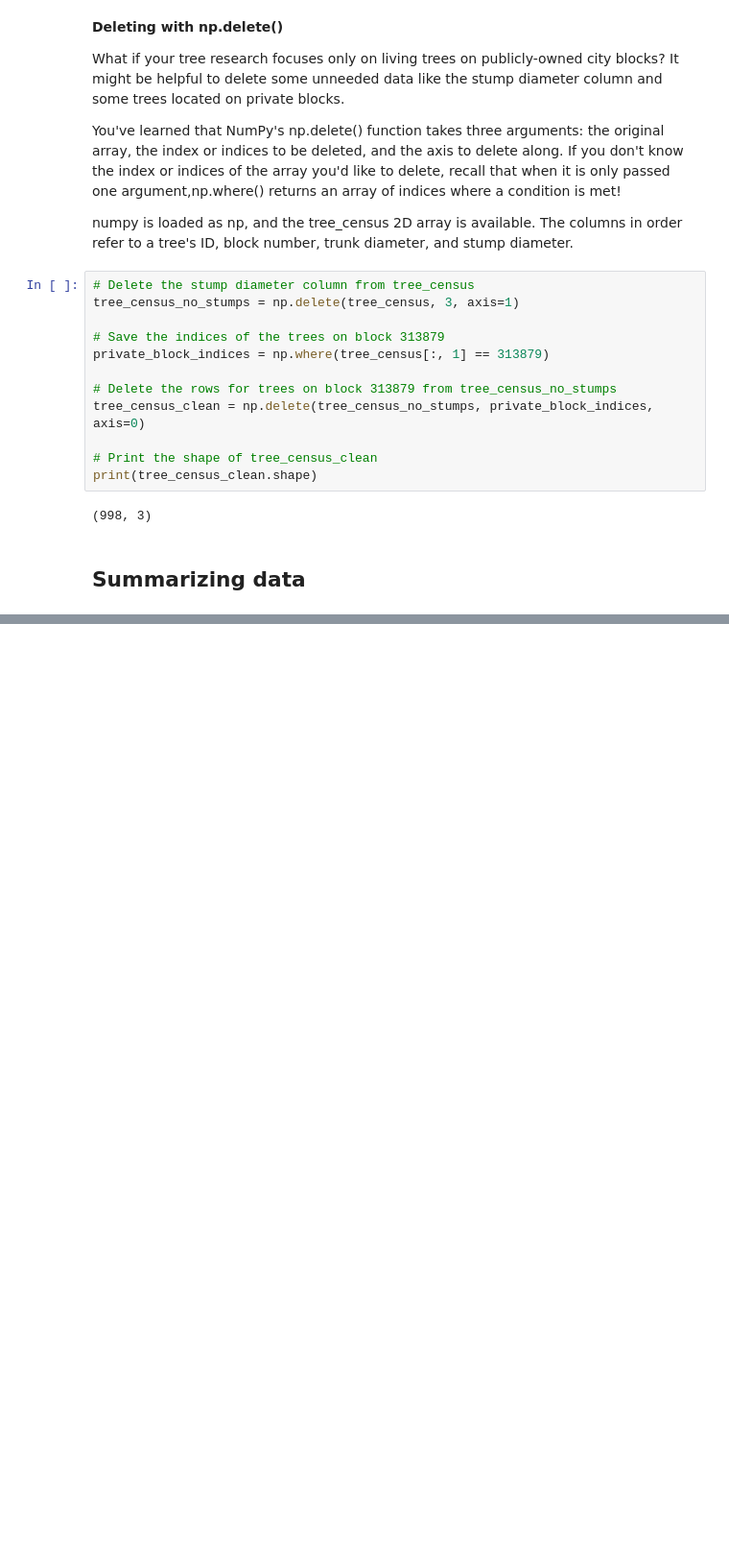
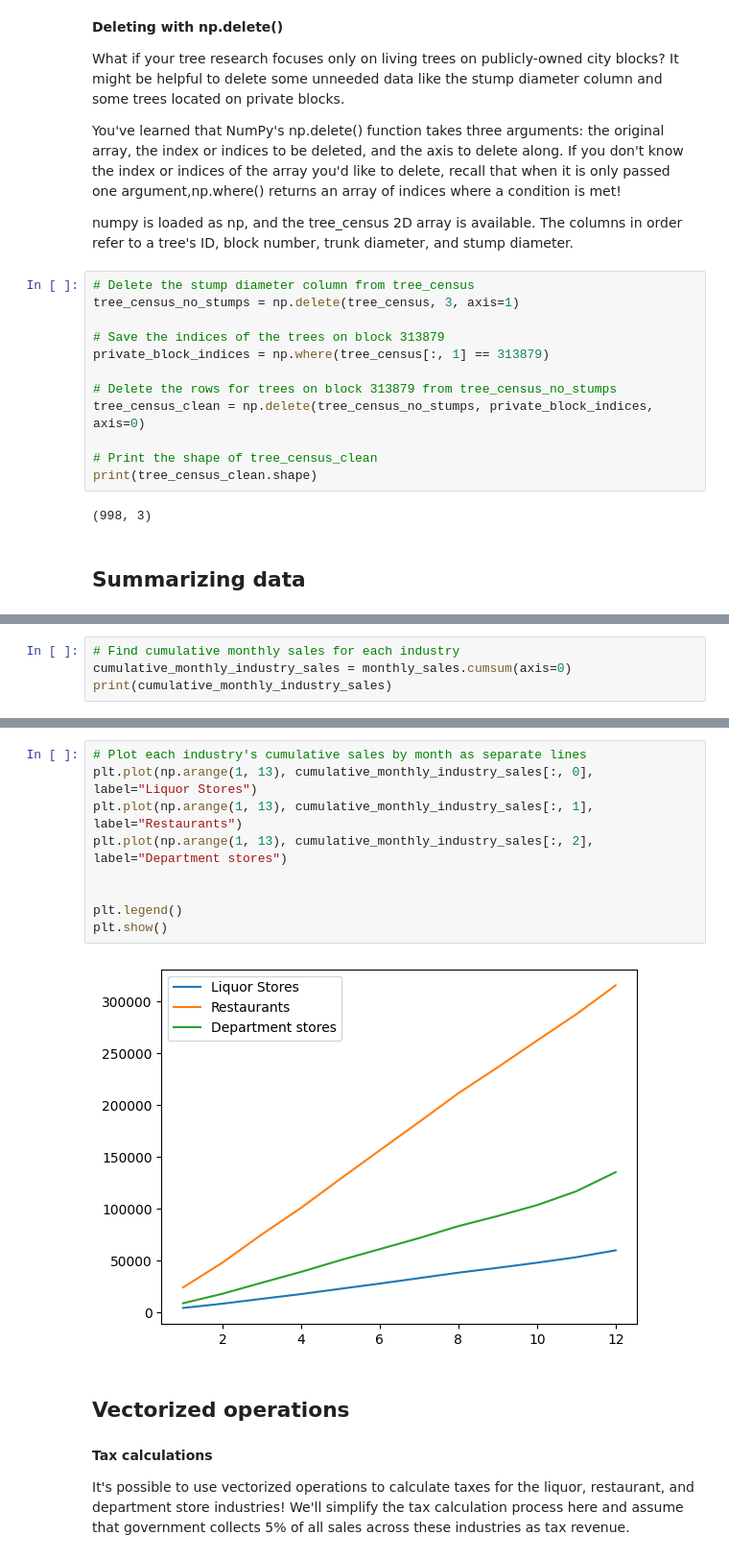
Before and after one commit to FarellFahrozi/data-camp, a Jupyter notebook: data_camp_courses/introduction_to_numpy.ipynb, the cells around one changed output, grey strips where cells are left out. Shown: that part at 96% size. Cells and saved outputs as stored; diff of their text form; blank space fills up the shorter version.

```diff
--- a/data_camp_courses/introduction_to_numpy.ipynb
+++ b/data_camp_courses/introduction_to_numpy.ipynb
@@ -793,0 +900,4 @@ print(tree_census_clean.shape)
+# %%
+# Find cumulative monthly sales for each industry
+cumulative_monthly_industry_sales = monthly_sales.cumsum(axis=0)
+print(cumulative_monthly_industry_sales)
@@ -793,0 +917,17 @@ print(tree_census_clean.shape)
+# %%
+# Plot each industry's cumulative sales by month as separate lines
+plt.plot(np.arange(1, 13), cumulative_monthly_industry_sales[:, 0], label="Liquor Stores")
+plt.plot(np.arange(1, 13), cumulative_monthly_industry_sales[:, 1], label="Restaurants")
+plt.plot(np.arange(1, 13), cumulative_monthly_industry_sales[:, 2], label="Department stores")
+
+
+plt.legend()
+plt.show()
+# %% [output]
+[figure, added]
+# %% [markdown]
+## Vectorized operations
+# %% [markdown]
+**Tax calculations**
+
+It's possible to use vectorized operations to calculate taxes for the liquor, restaurant, and department store industries! We'll simplify the tax calculation process here and assume that government collects 5% of all sales across these industries as tax revenue.
```
Also changed, not shown: parts of 20 cells of this notebook.
